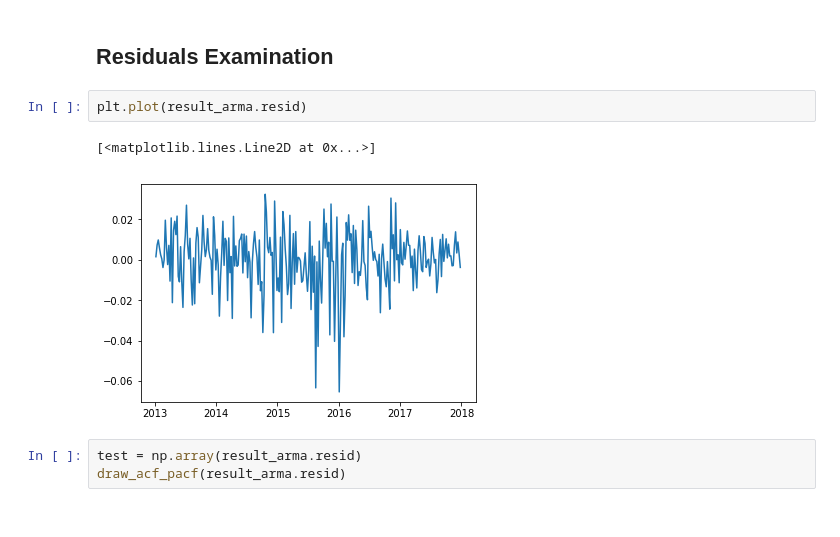
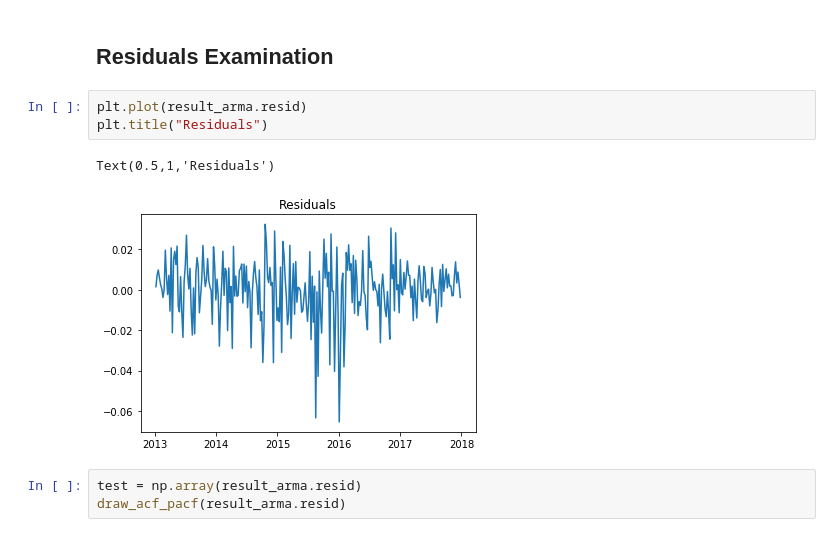
Before and after one commit to charlienew/Finance, a Jupyter notebook: S&P 500.ipynb, the cells around one changed output. Saved outputs shown, nothing was run; the diff lists cells and outputs as text.

```diff
--- a/S&P 500.ipynb
+++ b/S&P 500.ipynb
@@ -118,9 +189,10 @@ Text(0.5,1,'RSS: 0.0569')
 ## Residuals Examination
 # %%
 plt.plot(result_arma.resid)
+plt.title("Residuals")
 # %% [output]
-[<matplotlib.lines.Line2D at 0x...>]
+Text(0.5,1,'Residuals')
-[figure, old version]
+[figure, new version]
 # %%
 test = np.array(result_arma.resid)
 draw_acf_pacf(result_arma.resid)
```
Also changed, not shown: parts of 32 cells of this notebook, 1 other file.
